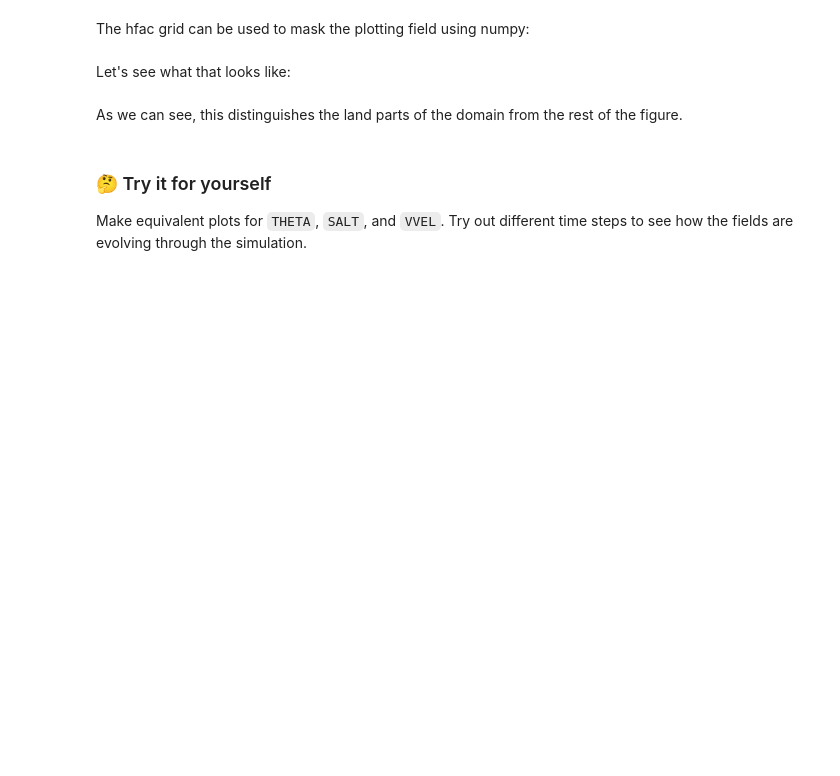
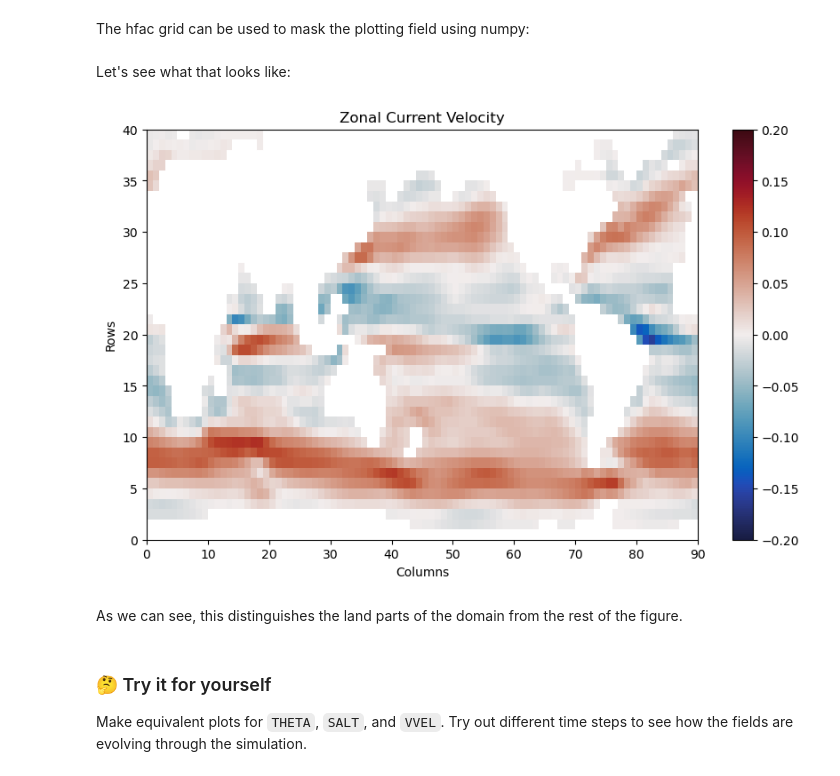
Before and after one commit to brandon-castillo/ms274_fall2025, a Jupyter notebook: Lectures/Week 5/Visualizing Model Output.ipynb, the cells around one changed output. Cells and saved outputs as stored; diff of their text form; code cells hidden in the pictures; blank space fills up the shorter version.

```diff
--- a/Lectures/Week 5/Visualizing Model Output.ipynb
+++ b/Lectures/Week 5/Visualizing Model Output.ipynb
@@ -65,10 +72,26 @@ hfacw_grid = np.fromfile(hfacw_file, '>f4').reshape((n_rows, n_cols))
 The hfac grid can be used to mask the plotting field using numpy:
 # %%
 # create a masked version of the uvel field
+masked_uvel = np.ma.masked_where(hfacw_grid[0, :, :]==0, u_grid)
 # %% [markdown]
 Let's see what that looks like:
 # %%
-# recreate the plot above with the masked field
+# make a figure object
+fig = plt.figure(figsize = (10,6))
+
+# plot the field
+C = plt.pcolormesh(masked_uvel, cmap=cm.balance, vmin=-0.2, vmax=0.2)
+
+# add a colorbar
+plt.colorbar(C)
+
+# show the figure
+plt.xlabel('Columns')
+plt.ylabel('Rows')
+plt.title('Zonal Current Velocity')
+plt.show()
+# %% [output]
+[figure, added]
 # %% [markdown]
 As we can see, this distinguishes the land parts of the domain from the rest of the figure.
 # %% [markdown]
```
Also changed, not shown: parts of 25 cells of this notebook, 5 other files.
